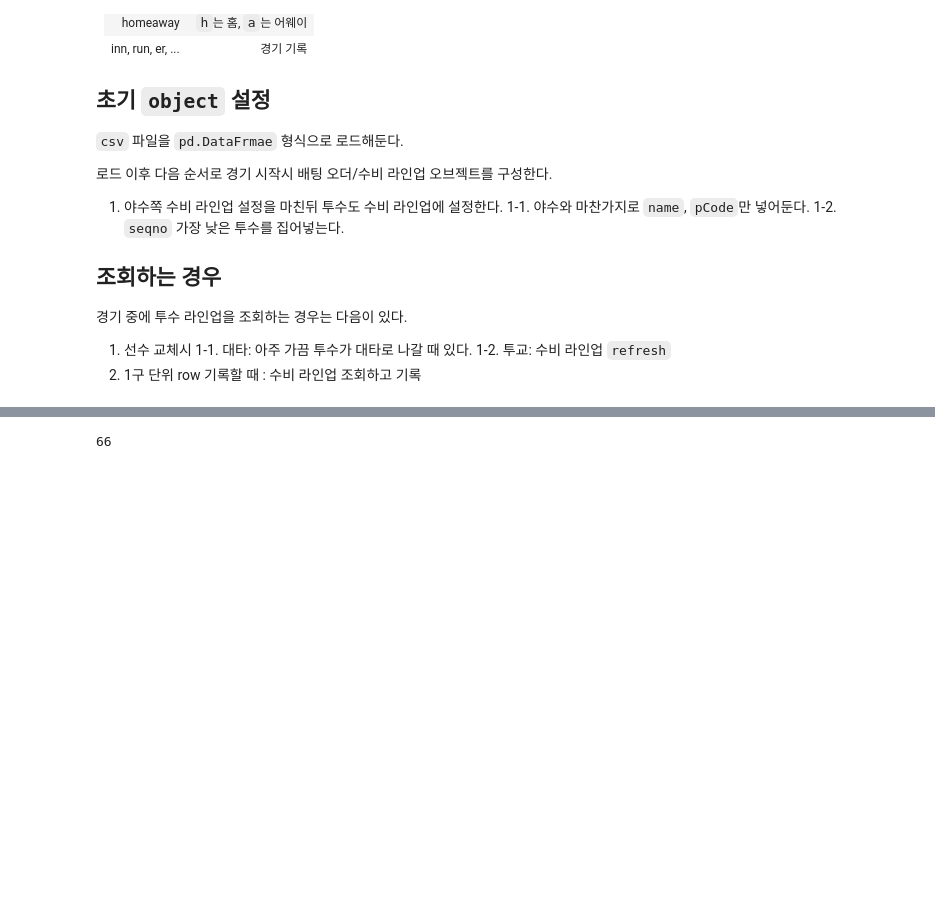
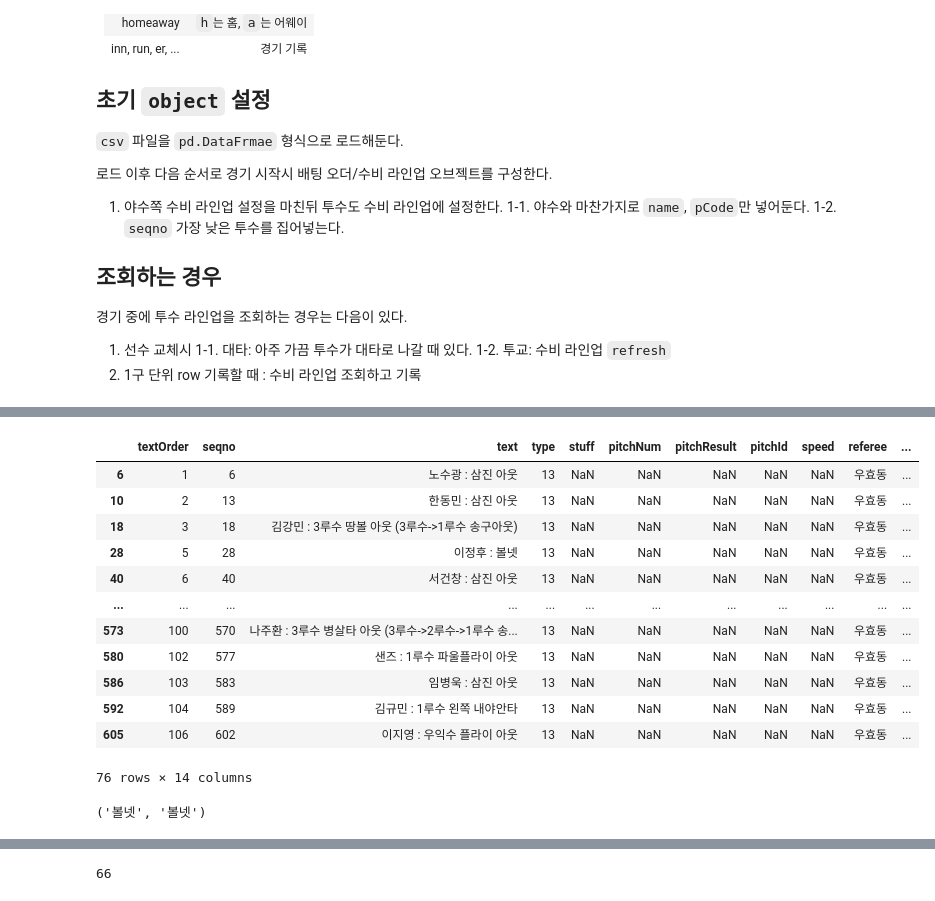
Before and after one commit to kparkk2/KBO_pbp_text_crawler, a Jupyter notebook: new_parser.ipynb, the cells around one changed output, grey strips where cells are left out. Cells and saved outputs as stored; diff of their text form; code cells hidden in the pictures; blank space fills up the shorter version.

```diff
--- a/new_parser.ipynb
+++ b/new_parser.ipynb
@@ -290,0 +504,16 @@ keyword | 간단 분류 | 상세 분류
+# %%
+rdf.loc[rdf.type == 13][tcol]
+# %% [output]
+|  | textOrder | seqno | text | type | stuff | pitchNum | pitchResult | pitchId | speed | referee | ... |
+| 6 | 1 | 6 | 노수광 : 삼진 아웃 | 13 | NaN | NaN | NaN | NaN | NaN | 우효동 | ... |
+| 10 | 2 | 13 | 한동민 : 삼진 아웃 | 13 | NaN | NaN | NaN | NaN | NaN | 우효동 | ... |
+| 18 | 3 | 18 | 김강민 : 3루수 땅볼 아웃 (3루수->1루수 송구아웃) | 13 | NaN | NaN | NaN | NaN | NaN | 우효동 | ... |
+| 28 | 5 | 28 | 이정후 : 볼넷 | 13 | NaN | NaN | NaN | NaN | NaN | 우효동 | ... |
+| 40 | 6 | 40 | 서건창 : 삼진 아웃 | 13 | NaN | NaN | NaN | NaN | NaN | 우효동 | ... |
+| ... | ... | ... | ... | ... | ... | ... | ... | ... | ... | ... | ... |
+| 573 | 100 | 570 | 나주환 : 3루수 병살타 아웃 (3루수->2루수->1루수 송... | 13 | NaN | NaN | NaN | NaN | NaN | 우효동 | ... |
+| 580 | 102 | 577 | 샌즈 : 1루수 파울플라이 아웃 | 13 | NaN | NaN | NaN | NaN | NaN | 우효동 | ... |
+| 586 | 103 | 583 | 임병욱 : 삼진 아웃 | 13 | NaN | NaN | NaN | NaN | NaN | 우효동 | ... |
+| 592 | 104 | 589 | 김규민 : 1루수 왼쪽 내야안타 | 13 | NaN | NaN | NaN | NaN | NaN | 우효동 | ... |
+| 605 | 106 | 602 | 이지영 : 우익수 플라이 아웃 | 13 | NaN | NaN | NaN | NaN | NaN | 우효동 | ... |
+76 rows × 14 columns
@@ -290,0 +545,4 @@ keyword | 간단 분류 | 상세 분류
+# %%
+parseBatterResult('이정후 : 볼넷')
+# %% [output]
+('볼넷', '볼넷')
```
Also changed, not shown: parts of 25 cells of this notebook, 4 other files.
